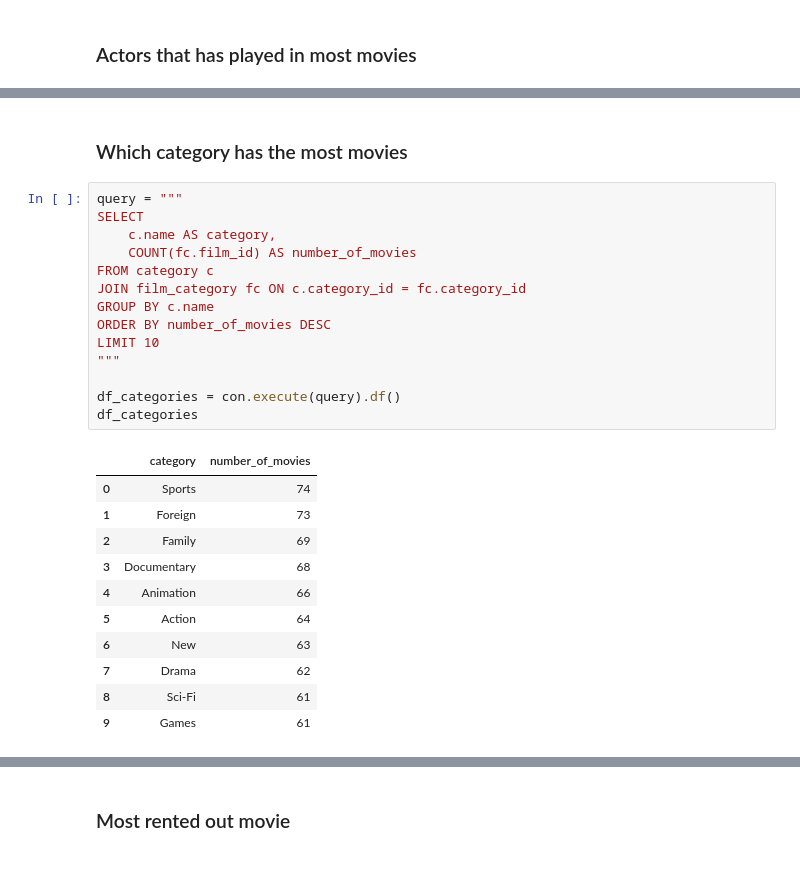
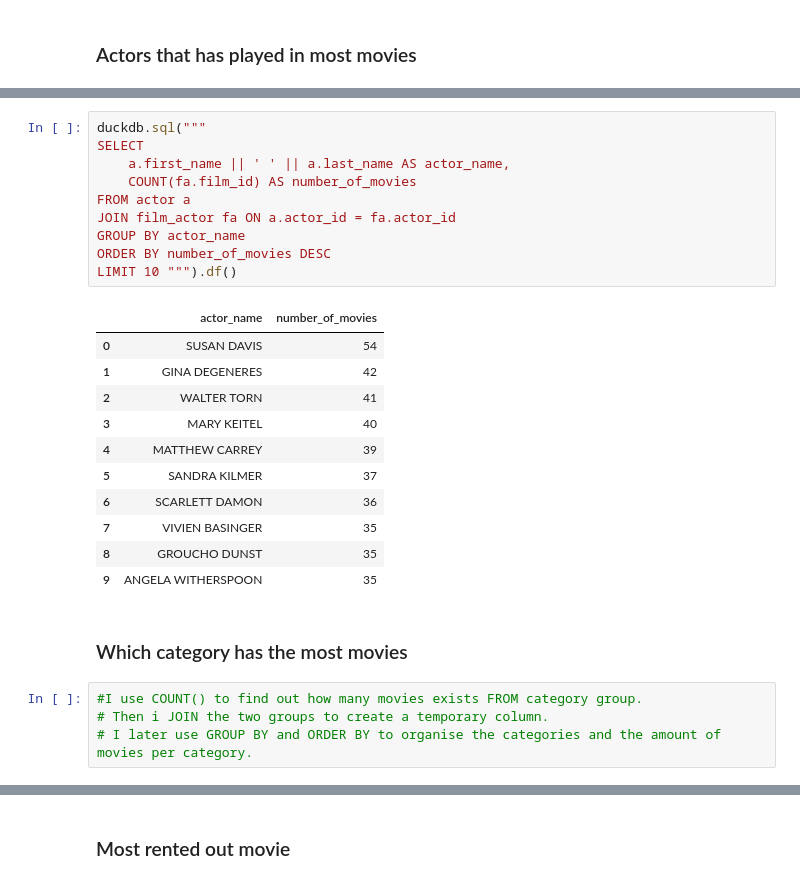
Before and after one commit to Filippa-Jansson/dvd_rental_sql_analysis, a Jupyter notebook: lab_1_sql/moviesdata.ipynb, the cells around one changed output, grey strips where cells are left out. Drawn from its saved outputs; the diff is of its cells as text.

```diff
--- a/lab_1_sql/moviesdata.ipynb
+++ b/lab_1_sql/moviesdata.ipynb
@@ -127,28 +138,28 @@ df_actors
+# %%
+duckdb.sql("""
+SELECT
+    a.first_name || ' ' || a.last_name AS actor_name,
+    COUNT(fa.film_id) AS number_of_movies
+FROM actor a
+JOIN film_actor fa ON a.actor_id = fa.actor_id
+GROUP BY actor_name
+ORDER BY number_of_movies DESC
+LIMIT 10 """).df()
+# %% [output]
+|  | actor_name | number_of_movies |
+| 0 | SUSAN DAVIS | 54 |
+| 1 | GINA DEGENERES | 42 |
+| 2 | WALTER TORN | 41 |
+| 3 | MARY KEITEL | 40 |
+| 4 | MATTHEW CARREY | 39 |
+| 5 | SANDRA KILMER | 37 |
+| 6 | SCARLETT DAMON | 36 |
+| 7 | VIVIEN BASINGER | 35 |
+| 8 | GROUCHO DUNST | 35 |
+| 9 | ANGELA WITHERSPOON | 35 |
 # %% [markdown]
 ### Which category has the most movies
-# %%
-query = """
-SELECT
-    c.name AS category,
-    COUNT(fc.film_id) AS number_of_movies
-FROM category c
-JOIN film_category fc ON c.category_id = fc.category_id
-GROUP BY c.name
-ORDER BY number_of_movies DESC
-LIMIT 10
-"""
-
-df_categories = con.execute(query).df()
-df_categories
-# %% [output]
-|  | category | number_of_movies |
-| 0 | Sports | 74 |
-| 1 | Foreign | 73 |
-| 2 | Family | 69 |
-| 3 | Documentary | 68 |
-| 4 | Animation | 66 |
-| 5 | Action | 64 |
-| 6 | New | 63 |
-| 7 | Drama | 62 |
-| 8 | Sci-Fi | 61 |
-| 9 | Games | 61 |
+# %%
+#I use COUNT() to find out how many movies exists FROM category group.
+# Then i JOIN the two groups to create a temporary column.
+# I later use GROUP BY and ORDER BY to organise the categories and the amount of movies per category.
```
Also changed, not shown: parts of 27 cells of this notebook, 11 other files.
